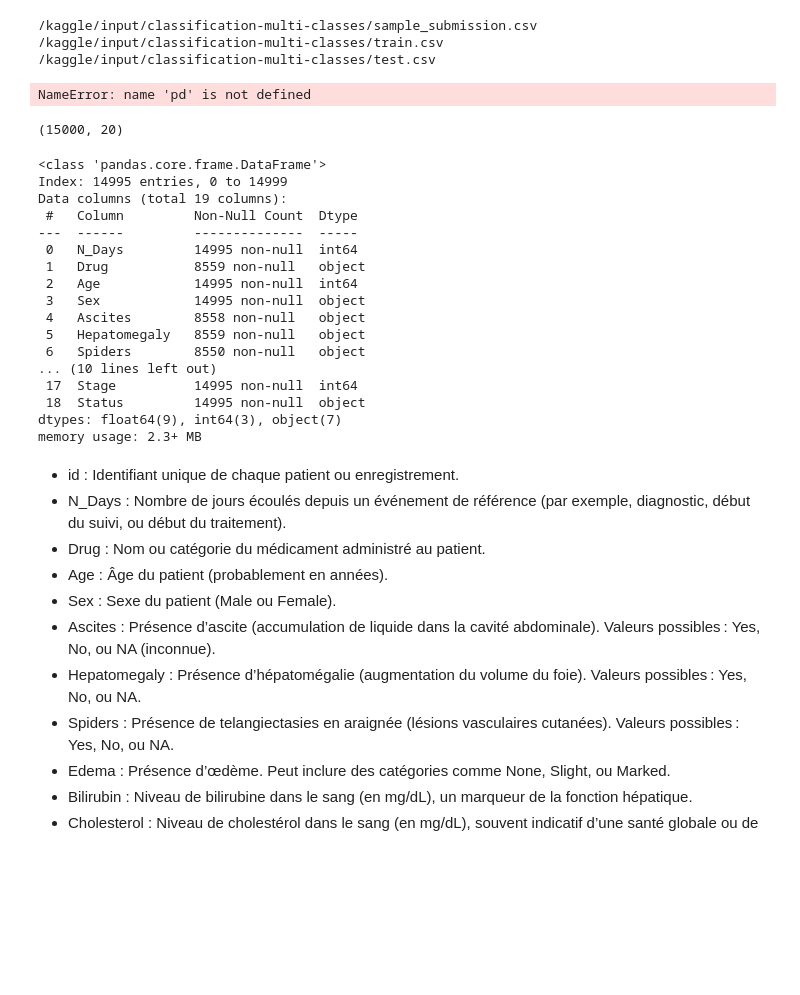
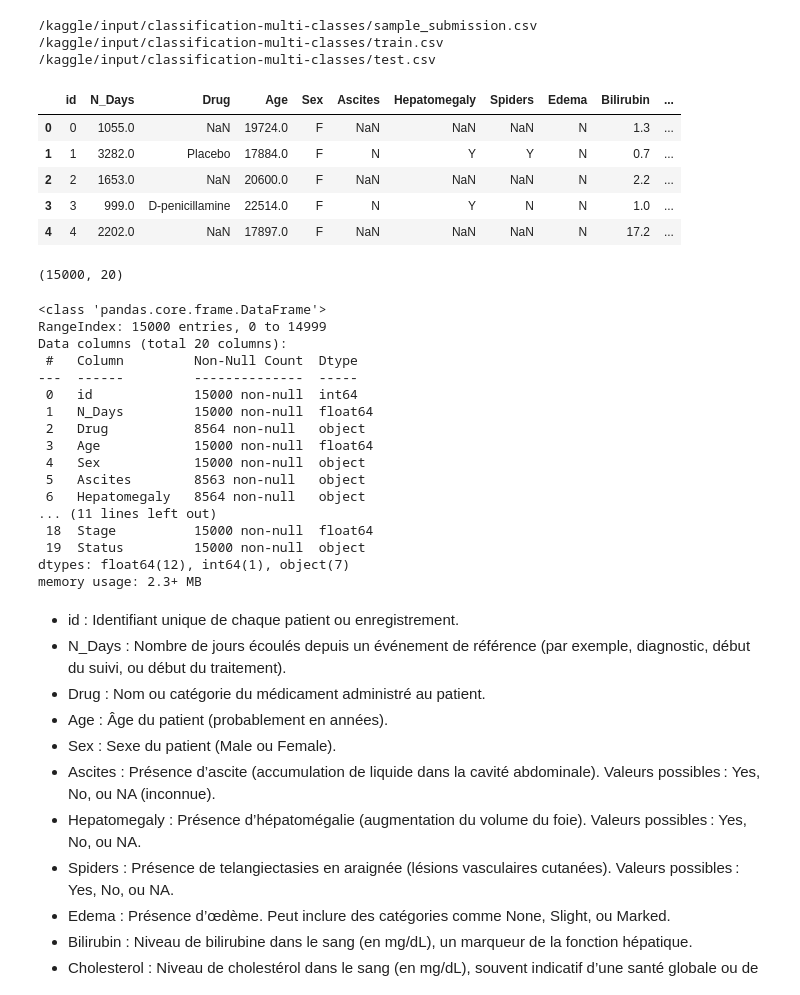
Before and after one commit to melaniedaddio/projet, a Jupyter notebook: projet.ipynb, the cells around one changed output. Cells and saved outputs as stored; diff of their text form; code cells hidden in the pictures; blank space fills up the shorter version.

```diff
--- a/projet.ipynb
+++ b/projet.ipynb
@@ -23,11 +25,16 @@ for dirname, _, filenames in os.walk('/kaggle/input/classification-multi-classes
 # %%
-train_df = pd.read_csv("classification-multi-classes/train.csv",
+train_df = pd.read_csv("C:/Users/daddi/OneDrive/Bureau/projet_m2/eco_non_lineaire/classification-multi-classes/train.csv",
                       delimiter = ",",
                       header = 0)
 
 train_df.head()
 # %% [output]
-NameError: name 'pd' is not defined
+|  | id | N_Days | Drug | Age | Sex | Ascites | Hepatomegaly | Spiders | Edema | Bilirubin | ... |
+| 0 | 0 | 1055.0 | NaN | 19724.0 | F | NaN | NaN | NaN | N | 1.3 | ... |
+| 1 | 1 | 3282.0 | Placebo | 17884.0 | F | N | Y | Y | N | 0.7 | ... |
+| 2 | 2 | 1653.0 | NaN | 20600.0 | F | NaN | NaN | NaN | N | 2.2 | ... |
+| 3 | 3 | 999.0 | D-penicillamine | 22514.0 | F | N | Y | N | N | 1.0 | ... |
+| 4 | 4 | 2202.0 | NaN | 17897.0 | F | NaN | NaN | NaN | N | 17.2 | ... |
 # %%
 train_df.shape
 # %% [output]
@@ -36,21 +43,21 @@ train_df.shape
 train_df.info()
 # %% [output]
 <class 'pandas.core.frame.DataFrame'>
-Index: 14995 entries, 0 to 14999
-Data columns (total 19 columns):
+RangeIndex: 15000 entries, 0 to 14999
+Data columns (total 20 columns):
  #   Column         Non-Null Count  Dtype
 ---  ------         --------------  -----
- 0   N_Days         14995 non-null  int64
- 1   Drug           8559 non-null   object
- 2   Age            14995 non-null  int64
- 3   Sex            14995 non-null  object
- 4   Ascites        8558 non-null   object
- 5   Hepatomegaly   8559 non-null   object
- 6   Spiders        8550 non-null   object
-... (10 lines left out)
- 17  Stage          14995 non-null  int64
- 18  Status         14995 non-null  object
-dtypes: float64(9), int64(3), object(7)
+ 0   id             15000 non-null  int64
+ 1   N_Days         15000 non-null  float64
+ 2   Drug           8564 non-null   object
+ 3   Age            15000 non-null  float64
+ 4   Sex            15000 non-null  object
+ 5   Ascites        8563 non-null   object
+ 6   Hepatomegaly   8564 non-null   object
+... (11 lines left out)
+ 18  Stage          15000 non-null  float64
+ 19  Status         15000 non-null  object
+dtypes: float64(12), int64(1), object(7)
 memory usage: 2.3+ MB
 # %% [markdown]
 - id : Identifiant unique de chaque patient ou enregistrement.
```
Also changed, not shown: parts of 3 cells of this notebook.
